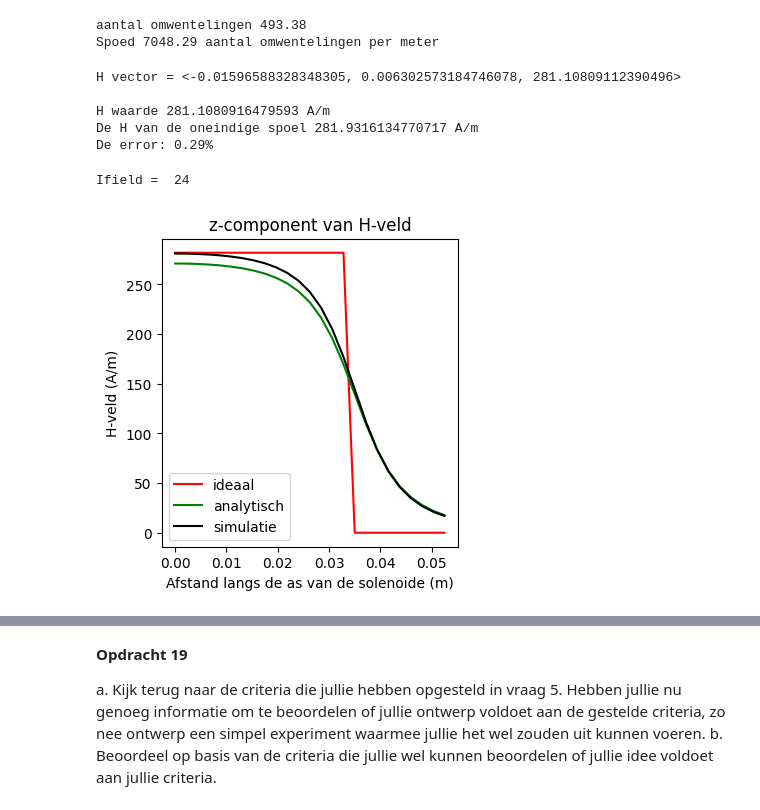
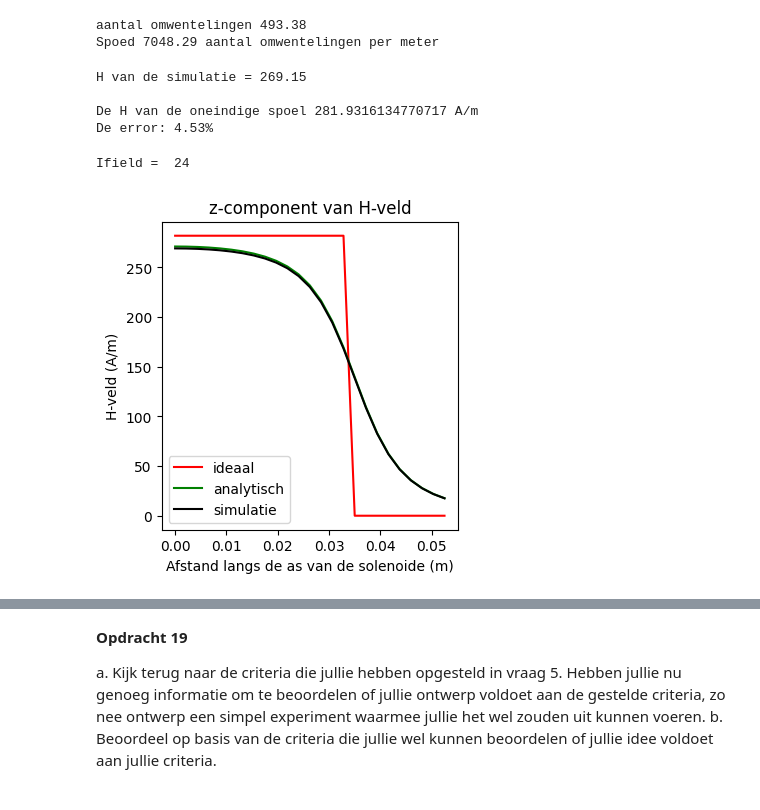
Before and after one commit to thaak123/THAAK-opdrachten-DEF-D, a Jupyter notebook: 2KrachtactuatorOpdracht/2KrachtactuatorOpdracht/KrachtactuatorOpdracht.ipynb, the cells around one changed output, grey strips where cells are left out. Cells and saved outputs as stored; diff of their text form; code cells hidden in the pictures.

```diff
--- a/2KrachtactuatorOpdracht/2KrachtactuatorOpdracht/KrachtactuatorOpdracht.ipynb
+++ b/2KrachtactuatorOpdracht/2KrachtactuatorOpdracht/KrachtactuatorOpdracht.ipynb
@@ -634,9 +621,9 @@ for i_field in range(n_ax):
 
     for i_source in np.arange(1, N-1):
         # Bepaal dl en r_source en gebruik
-        r_source = np.array([x_m[i_source], y_m[i_source], z_m[i_source]])
-        dl = np.array([dl_x[i_source], dl_y[i_source], dl_z[i_source]])
-
+        r_source = np.array([x[i_source],y[i_source],z[i_source]])
+        dl_x, dl_y, dl_z = x[i_source+1] - x[i_source], y[i_source+1] - y[i_source], z[i_source+1] - z[i_source]
+        dl = np.array([dl_x, dl_y, dl_z])
         Hsimulated += field_current_element(r_field, r_source, dl)
         #print(f"Ifield =  {i_field}", end="", flush=True)
 
@@ -799,7 +773,7 @@ aantal_omwent = aantal_omwentelingen
 
 
 for i_field in range(n_ax):
-    print(f"\rIfield =  {i_field}", end="") # Print welk element van het veld nu berekend wordt.
+    print(f"\rIfield =  {i_field}", end="", flush=True) # Print welk element van het veld nu berekend wordt.
     # Bepaal de field coordinate
     r_field = np.array([0,0,z_ax[i_field]])
 
@@ -807,11 +781,11 @@ for i_field in range(n_ax):
 
     for i_source in np.arange(1, N-1):
         # Bepaal dl en r_source en gebruik
-        r_source = np.array([x_m[i_source], y_m[i_source], z_m[i_source]])
-        dl = np.array([dl_x[i_source], dl_y[i_source], dl_z[i_source]])
-
+        r_source = np.array([x[i_source],y[i_source],z[i_source]])
+        dl_x, dl_y, dl_z = x[i_source+1] - x[i_source], y[i_source+1] - y[i_source], z[i_source+1] - z[i_source]
+        dl = np.array([dl_x, dl_y, dl_z])
         Hsimulated += field_current_element(r_field, r_source, dl)
-        #print(f"Ifield =  {i_field}", end="")
+        #print(f"Ifield =  {i_field}", end="", flush=True)
 
     # selecting the z-component
     H_ax[i_field,0]=Hsimulated[2]
@@ -891,52 +865,39 @@ aantal omwentelingen 493.38
 Spoed 7048.29 aantal omwentelingen per meter
 # %%
 #constanten
-N = 5000
+N = 15000
 
 I = I_piano
 
 x,y,z = parametrisatie(N, r_sol, aantal_omwentelingen, L_sol)
+r_source = np.array([x,y,z])
+r_oorsprong = np.array([0,0,0])
 
-#berekening verschil tussen de stappen
-dl_x = x[1:] - x[:-1]
-dl_y = y[1:] - y[:-1]
-dl_z = z[1:] - z[:-1]
+H_oneindig = spoed*I*np.array([0,0,1])
 
-#berekening middelpunt van het verschil
-x_m = 0.5 * (x[1:] + x[:-1])
-y_m = 0.5 * (y[1:] + y[:-1])
-z_m = 0.5 * (z[1:] + z[:-1])
+dH_arr = np.zeros((N,3))
 
-#afstand van middelpunt van verschil tot de oorsprong
-r = np.sqrt(x_m**2 + y_m**2 + z_m**2)
+for i in range(N-1):
+    dl_x, dl_y, dl_z = x[i+1] - x[i], y[i+1] - y[i], z[i+1] - z[i]
+    dl = np.array([dl_x, dl_y, dl_z])
+    r_source = np.array([x[i],y[i],z[i]])
+    dH_arr[i] = field_current_element(r_oorsprong, r_source, dl)
 
-#opstellen r vector
-r_x = -x_m
-r_y = -y_m
-r_z = -z_m
-
-CONSTANT = I / (4 * np.pi * r**3)
-
-#berekening met dot product
-Hx = np.sum(CONSTANT * (dl_y * r_z - dl_z * r_y))
-Hy = np.sum(CONSTANT * (dl_z * r_x - dl_x * r_z))
-Hz = np.sum(CONSTANT * (dl_x * r_y - dl_y * r_x))
+H_simulatie = np.sum(dH_arr)
 
 #oneindige spoel
 H_oneidig = spoed * I
 
 #printen van waardes
-print(f"H vector = <{float(Hx)}, {float(Hy)}, {float(Hz)}>")
+print("H van de simulatie = %.2f" %H_simulatie)
 print("")
-print(f"H waarde {np.sqrt(Hx**2 + Hy**2 + Hz**2)} A/m")
 print(f"De H van de oneindige spoel {H_oneidig} A/m")
-print(f"De error: {np.round(abs(Hz - H_oneidig) / H_oneidig * 100,2)}%")
+print(f"De error: {np.round(abs(H_simulatie - H_oneidig) / H_oneidig * 100,2)}%")
 # %% [output]
-H vector = <-0.01596588328348305, 0.006302573184746078, 281.10809112390496>
+H van de simulatie = 269.15
 
-H waarde 281.1080916479593 A/m
 De H van de oneindige spoel 281.9316134770717 A/m
-De error: 0.29%
+De error: 4.53%
 # %%
 n_ax=25
 z_ax=np.linspace(0, 1.5*L_sol/2, n_ax)
@@ -946,44 +907,44 @@ aantal_omwent = aantal_omwentelingen
 
 
 for i_field in range(n_ax):
-    print(f"\rIfield =  {i_field}", end="") # Print welk element van het veld nu berekend wordt.
+    print(f"\rIfield =  {i_field}", end="", flush=True) # Print welk element van het veld nu berekend wordt.
     # Bepaal de field coordinate
     r_field = np.array([0,0,z_ax[i_field]])
 
     Hsimulated=np.array([0,0,0], dtype='float64')
 
     for i_source in np.arange(1, N-1):
         # Bepaal dl en r_source en gebruik
-        r_source = np.array([x_m[i_source], y_m[i_source], z_m[i_source]])
-        dl = np.array([dl_x[i_source], dl_y[i_source], dl_z[i_source]])
-
+        r_source = np.array([x[i_source],y[i_source],z[i_source]])
+        dl_x, dl_y, dl_z = x[i_source+1] - x[i_source], y[i_source+1] - y[i_source], z[i_source+1] - z[i_source]
+        dl = np.array([dl_x, dl_y, dl_z])
         Hsimulated += field_current_element(r_field, r_source, dl)
-        #print(f"Ifield =  {i_field}", end="")
+        #print(f"Ifield =  {i_field}", end="", flush=True)
 
     # selecting the z-component
     H_ax[i_field,0]=Hsimulated[2]
 
 # Analytisch H-veld
 analytical_answer = spoed * I
 
 H_veld_ideaal=analytical_answer*np.ones(n_ax)*(1.0*(z_ax < L_sol/2))
 
 # dit is nog een aardige analytische uitdrukking die je kan uitrekenen voor de z-component op de as van een solenoide met eindige lengte
 H_veld_analytisch=(aantal_omwent*I/L_sol/2)*((L_sol/2-z_ax)/np.sqrt((z_ax- L_sol/2)**2 + r_sol**2)+(L_sol/2+z_ax)/np.sqrt((z_ax+ L_sol/2)**2 + r_sol**2))
 
 plt.figure(figsize=[13,4])
 plt.subplot(131)
 plt.title('z-component van H-veld')
 plt.plot(z_ax, H_veld_ideaal, '-r', label='ideaal')
 plt.plot(z_ax, H_veld_analytisch, '-g', label='analytisch')
 plt.plot(z_ax, H_ax, '-k', label='simulatie')
 plt.xlabel('Afstand langs de as van de solenoide (m)')
 plt.ylabel('H-veld (A/m)')
 plt.legend()
 plt.show()
 # %% [output]
 Ifield =  24
-[figure, old version]
+[figure, new version]
 # %%
 # integrate the field up to point z_p
 mu_r = mu_r_ijzer
```
Also changed, not shown: parts of 12 cells of this notebook.
